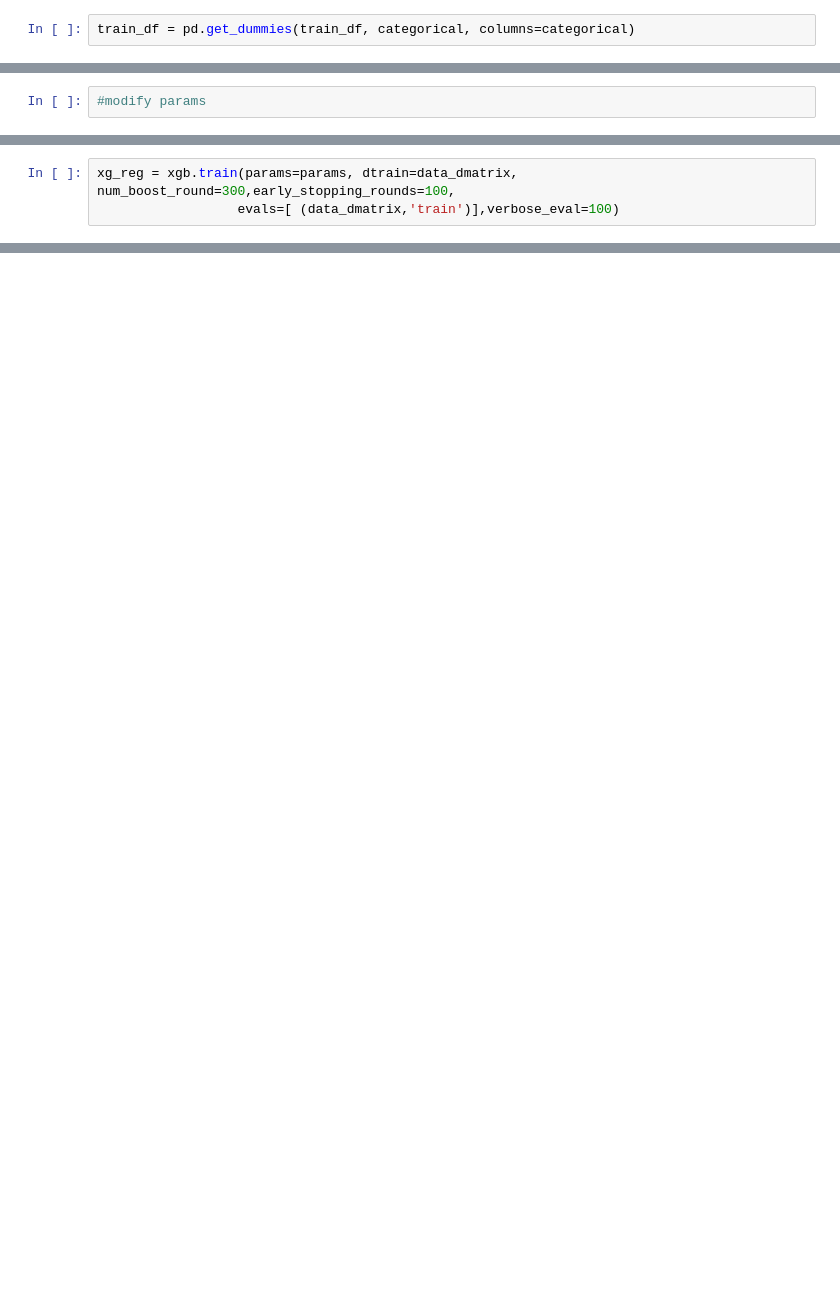
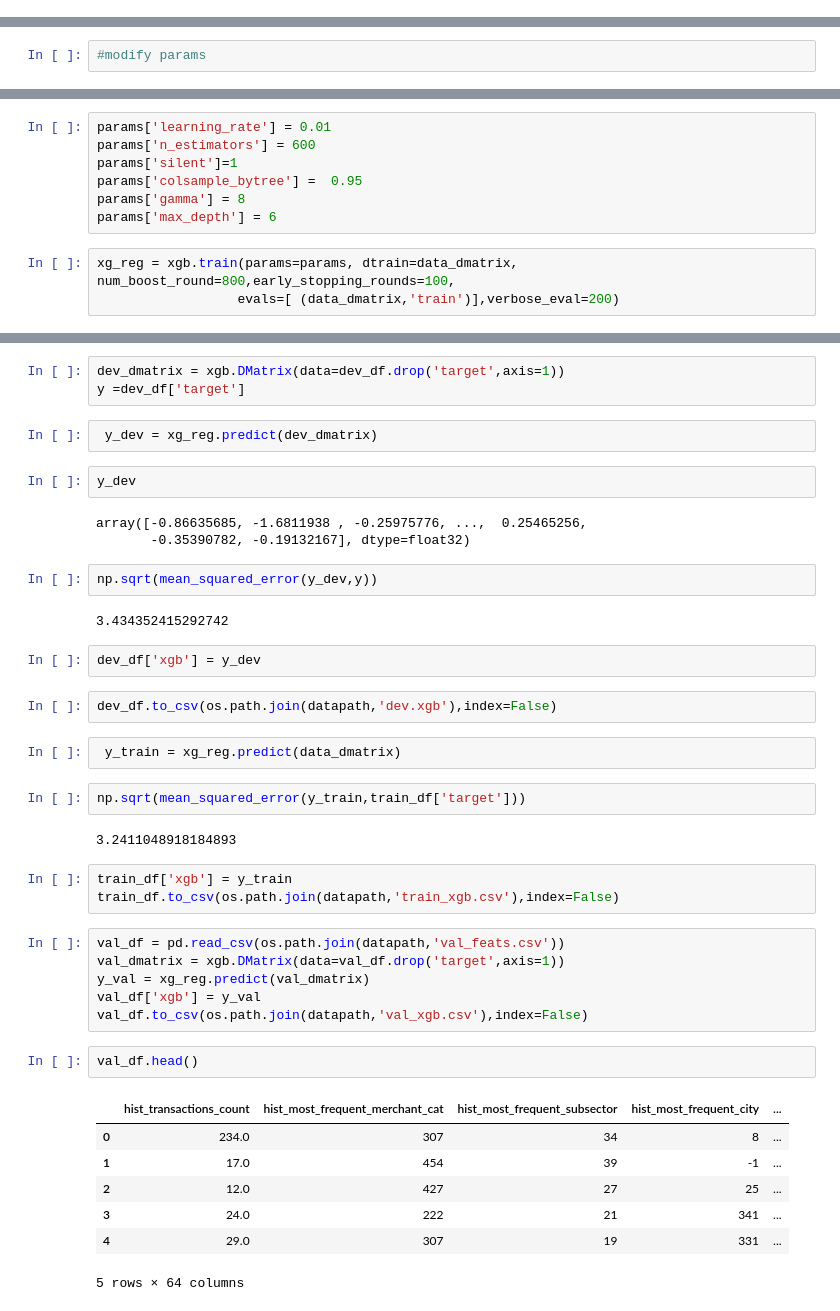
Before and after one commit to ServoCryptid/KaggleEloCompetition, a Jupyter notebook: xgboost.ipynb, the cells around one changed output, grey strips where cells are left out. Saved outputs shown, nothing was run; the diff lists cells and outputs as text; blank space fills up the shorter version.

```diff
--- a/xgboost.ipynb
+++ b/xgboost.ipynb
@@ -87,2 +51,0 @@ categorical = transform + ['feature_1', 'feature_2', 'feature_3']
-# %%
-train_df = pd.get_dummies(train_df, categorical, columns=categorical)
@@ -123,3 +110,10 @@ params
+# %%
+params['learning_rate'] = 0.01
+params['n_estimators'] = 600
+params['silent']=1
+params['colsample_bytree'] =  0.95
+params['gamma'] = 8
+params['max_depth'] = 6
 # %%
-xg_reg = xgb.train(params=params, dtrain=data_dmatrix, num_boost_round=300,early_stopping_rounds=100,
-                  evals=[ (data_dmatrix,'train')],verbose_eval=100)
+xg_reg = xgb.train(params=params, dtrain=data_dmatrix, num_boost_round=800,early_stopping_rounds=100,
+                  evals=[ (data_dmatrix,'train')],verbose_eval=200)
@@ -125,0 +139,43 @@ xg_reg = xgb.train(params=params, dtrain=data_dmatrix, num_boost_round=300,early
+# %%
+dev_dmatrix = xgb.DMatrix(data=dev_df.drop('target',axis=1))
+y =dev_df['target']
+# %%
+ y_dev = xg_reg.predict(dev_dmatrix)
+# %%
+y_dev
+# %% [output]
+array([-0.86635685, -1.6811938 , -0.25975776, ...,  0.25465256,
+       -0.35390782, -0.19132167], dtype=float32)
+# %%
+np.sqrt(mean_squared_error(y_dev,y))
+# %% [output]
+3.434352415292742
+# %%
+dev_df['xgb'] = y_dev
+# %%
+dev_df.to_csv(os.path.join(datapath,'dev.xgb'),index=False)
+# %%
+ y_train = xg_reg.predict(data_dmatrix)
+# %%
+np.sqrt(mean_squared_error(y_train,train_df['target']))
+# %% [output]
+3.2411048918184893
+# %%
+train_df['xgb'] = y_train
+train_df.to_csv(os.path.join(datapath,'train_xgb.csv'),index=False)
+# %%
+val_df = pd.read_csv(os.path.join(datapath,'val_feats.csv'))
+val_dmatrix = xgb.DMatrix(data=val_df.drop('target',axis=1))
+y_val = xg_reg.predict(val_dmatrix)
+val_df['xgb'] = y_val
+val_df.to_csv(os.path.join(datapath,'val_xgb.csv'),index=False)
+# %%
+val_df.head()
+# %% [output]
+|  | hist_transactions_count | hist_most_frequent_merchant_cat | hist_most_frequent_subsector | hist_most_frequent_city | ... |
+| 0 | 234.0 | 307 | 34 | 8 | ... |
+| 1 | 17.0 | 454 | 39 | -1 | ... |
+| 2 | 12.0 | 427 | 27 | 25 | ... |
+| 3 | 24.0 | 222 | 21 | 341 | ... |
+| 4 | 29.0 | 307 | 19 | 331 | ... |
+5 rows × 64 columns
```
Also changed, not shown: parts of 32 cells of this notebook.
